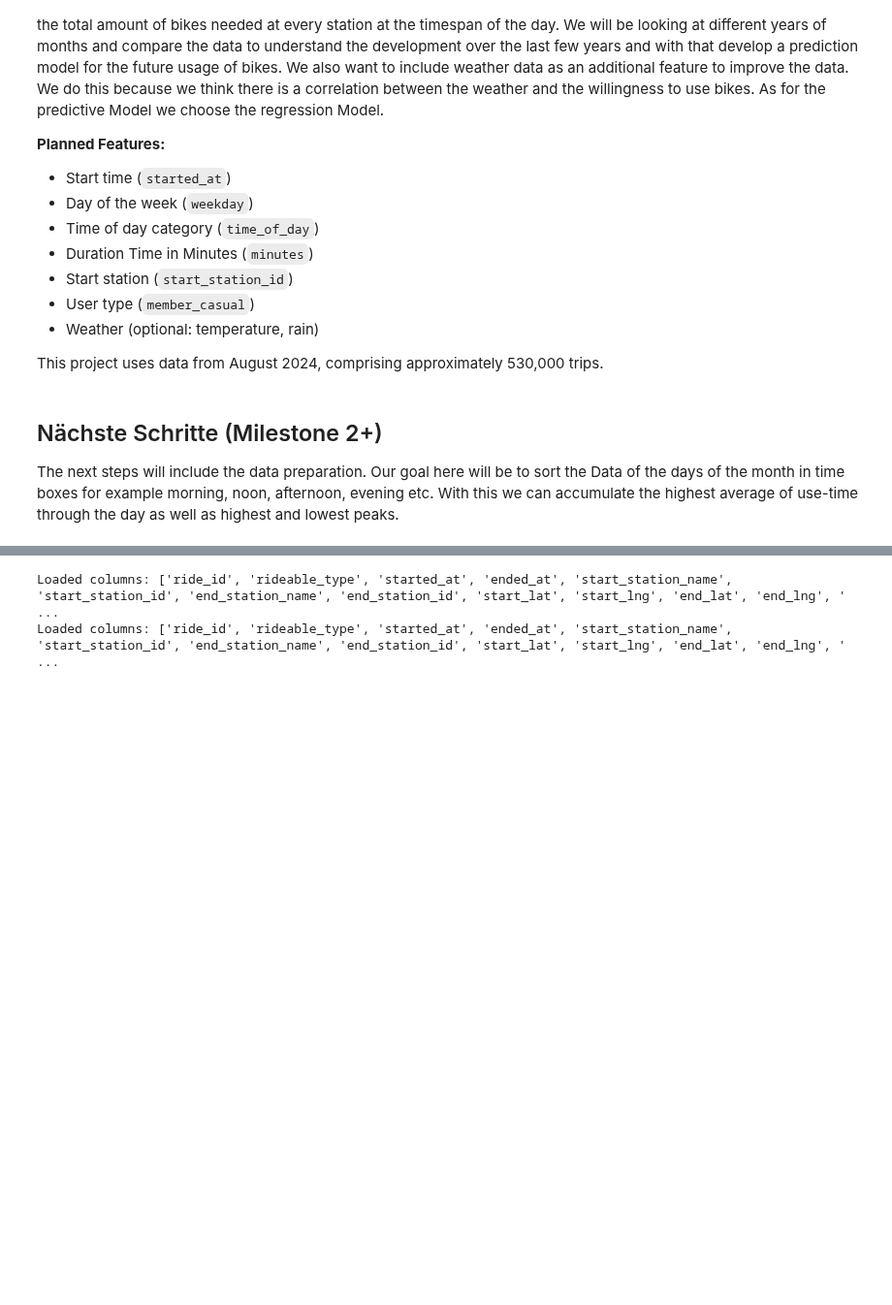
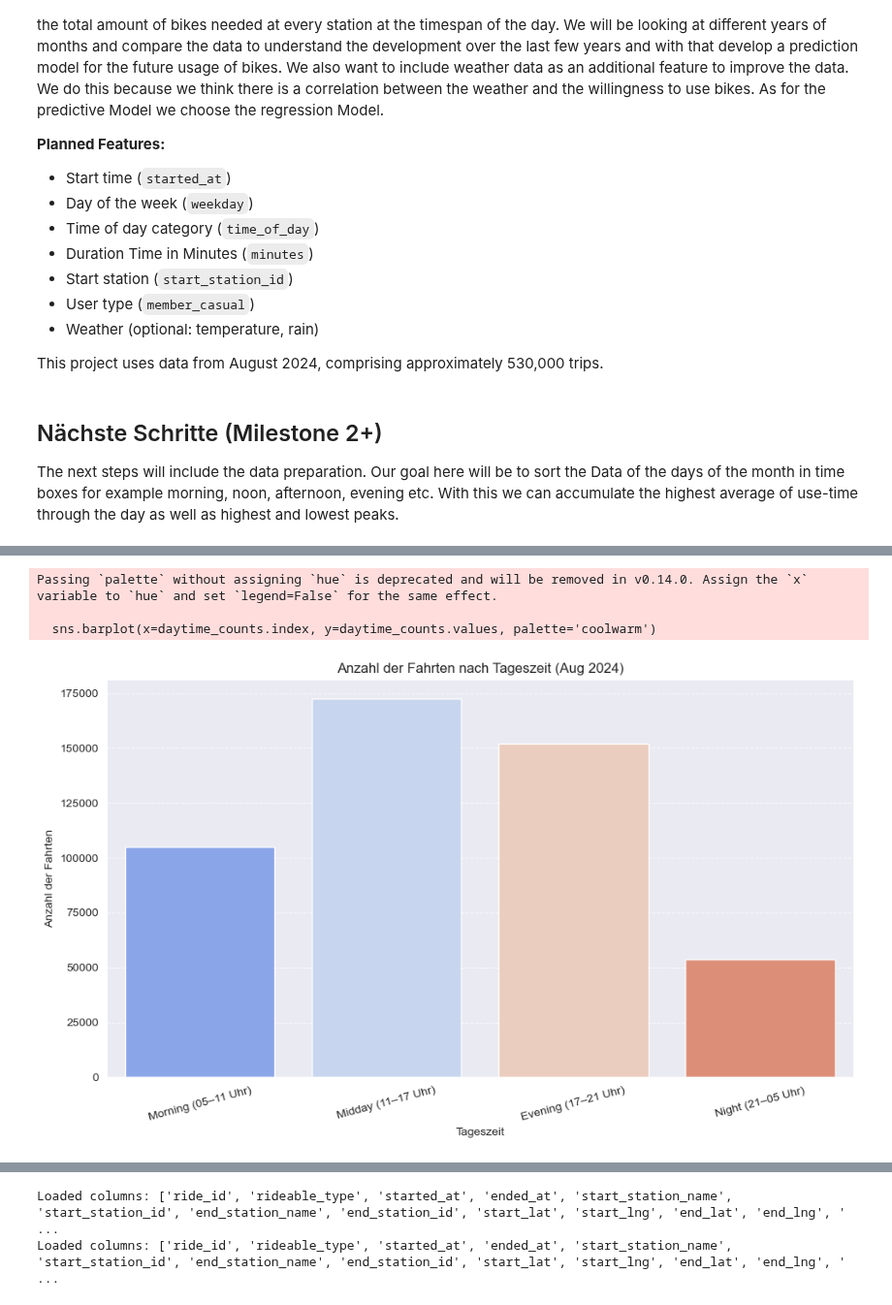
Before and after one commit to RubenCharara/Data-Science-and-Machine-Learning, a Jupyter notebook: milestone1_citibike.ipynb, the cells around one changed output, grey strips where cells are left out. Shown at 97% size. Drawn from its saved outputs; the diff is of its cells as text; code cells hidden in the pictures; blank space fills up the shorter version.

```diff
--- a/milestone1_citibike.ipynb
+++ b/milestone1_citibike.ipynb
@@ -155,33 +216,51 @@ daily_counts.plot(title='Daily Bluebikes Trip Count (Aug 2024)', figsize=(10,4))
 # %%
-def get_daytime(hour):
-    if 5 <= hour < 11:
-        return 'Morning (05–11 Uhr)'
-    elif 11 <= hour < 17:
-        return 'Midday (11–17 Uhr)'
-    elif 17 <= hour < 21:
-        return 'Evening (17–21 Uhr)'
-    else:
-        return 'Night (21–05 Uhr)'
-
-
-df['hour'] = df['started_at'].dt.hour
-df['daytime'] = df['hour'].apply(get_daytime)
-
-
-daytime_counts = df['daytime'].value_counts().reindex(
-    ['Morning (05–11 Uhr)', 'Midday (11–17 Uhr)', 'Evening (17–21 Uhr)', 'Night (21–05 Uhr)']
-)
-
-
-import matplotlib.pyplot as plt
-import seaborn as sns
-
-plt.figure(figsize=(10, 6))
-sns.barplot(x=daytime_counts.index, y=daytime_counts.values, palette='coolwarm')
-plt.title('Amount of drives per daytime')
-plt.xlabel('Daytime')
-plt.ylabel('Amount of drives')
-plt.xticks(rotation=15)
-plt.tight_layout()
-plt.show()
+#import pandas as pd
+#import matplotlib.pyplot as plt
+#import seaborn as sns
+#
+## CSV einlesen
+#df_trips = pd.read_csv('202408-bluebikes-tripdata.csv', sep=';', on_bad_lines='skip')
+#
+## Datum parsen
+#df_trips['started_at'] = pd.to_datetime(df_trips['started_at'], format='%d.%m.%Y %H:%M', errors='coerce')
+#df_trips = df_trips.dropna(subset=['started_at'])
+#
+## Funktion zur Kategorisierung der Tageszeiten
+#def get_daytime(hour):
+#    if 5 <= hour < 11:
+#        return 'Morning (05–11 Uhr)'
+#    elif 11 <= hour < 17:
+#        return 'Midday (11–17 Uhr)'
+#    elif 17 <= hour < 21:
+#        return 'Evening (17–21 Uhr)'
+#    else:
+#        return 'Night (21–05 Uhr)'
+#
+## Tageszeit ermitteln
+#df_trips['hour'] = df_trips['started_at'].dt.hour
+#df_trips['daytime'] = df_trips['hour'].apply(get_daytime)
+#
+## Werte zählen, in gewünschter Reihenfolge
+#daytime_counts = df_trips['daytime'].value_counts().reindex([
+#    'Morning (05–11 Uhr)',
+#    'Midday (11–17 Uhr)',
+#    'Evening (17–21 Uhr)',
+#    'Night (21–05 Uhr)'
+#])
+#
+## Balkendiagramm zeichnen
+#plt.figure(figsize=(10, 6))
+#sns.barplot(x=daytime_counts.index, y=daytime_counts.values, palette='coolwarm')
+#plt.title('Anzahl der Fahrten nach Tageszeit (Aug 2024)')
+#plt.xlabel('Tageszeit')
+#plt.ylabel('Anzahl der Fahrten')
+#plt.xticks(rotation=15)
+#plt.grid(True, axis='y', linestyle='--', alpha=0.7)
+#plt.tight_layout()
+#plt.show()
+# %% [output]
+Passing `palette` without assigning `hue` is deprecated and will be removed in v0.14.0. Assign the `x` variable to `hue` and set `legend=False` for the same effect.
+
+  sns.barplot(x=daytime_counts.index, y=daytime_counts.values, palette='coolwarm')
+[figure, added]
 # %%
```
Also changed, not shown: parts of 11 cells of this notebook.
